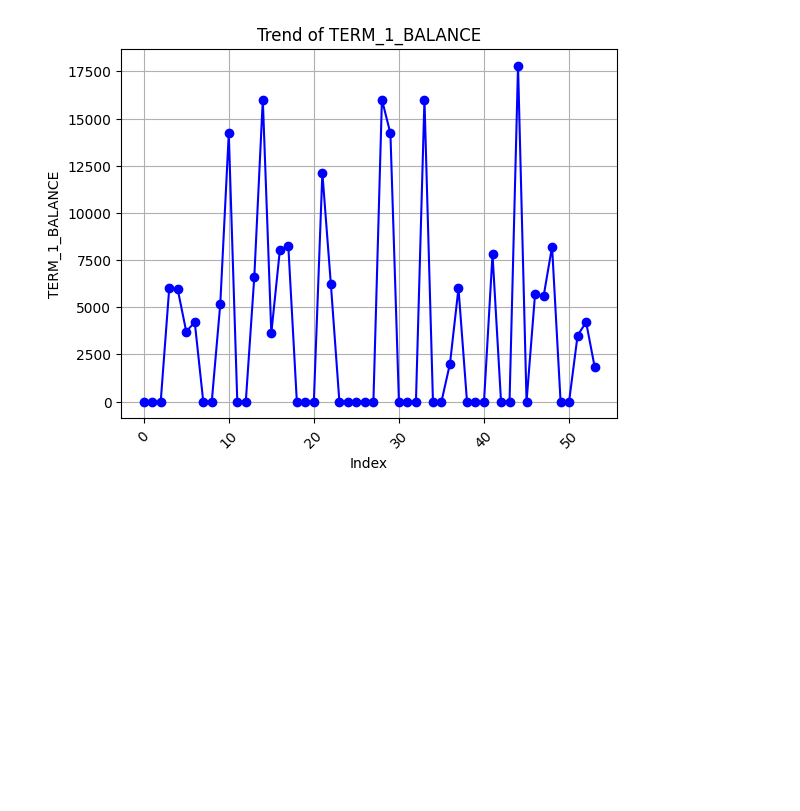
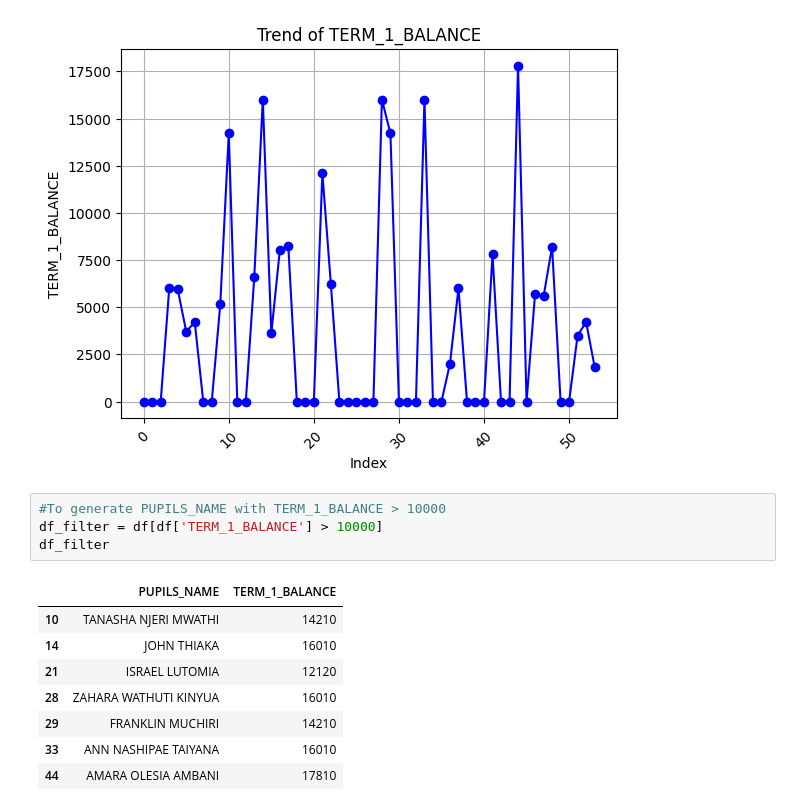
Before and after one commit to NellitG/Chestnut_data, a Jupyter notebook: pre_school.ipynb, the cells around one changed output. Drawn from its saved outputs; the diff is of its cells as text; blank space fills up the shorter version.

```diff
--- a/pre_school.ipynb
+++ b/pre_school.ipynb
@@ -31,3 +31,16 @@ else:
     print("Column 'TERM_1_BALANCE' does not exist.")
 # %% [output]
 [figure]
+# %%
+#To generate PUPILS_NAME with TERM_1_BALANCE > 10000
+df_filter = df[df['TERM_1_BALANCE'] > 10000]
+df_filter
+# %% [output]
+|  | PUPILS_NAME | TERM_1_BALANCE |
+| 10 | TANASHA NJERI MWATHI | 14210 |
+| 14 | JOHN THIAKA | 16010 |
+| 21 | ISRAEL LUTOMIA | 12120 |
+| 28 | ZAHARA WATHUTI KINYUA | 16010 |
+| 29 | FRANKLIN MUCHIRI | 14210 |
+| 33 | ANN NASHIPAE TAIYANA | 16010 |
+| 44 | AMARA OLESIA AMBANI | 17810 |
```
Also changed, not shown: parts of 3 cells of this notebook.
